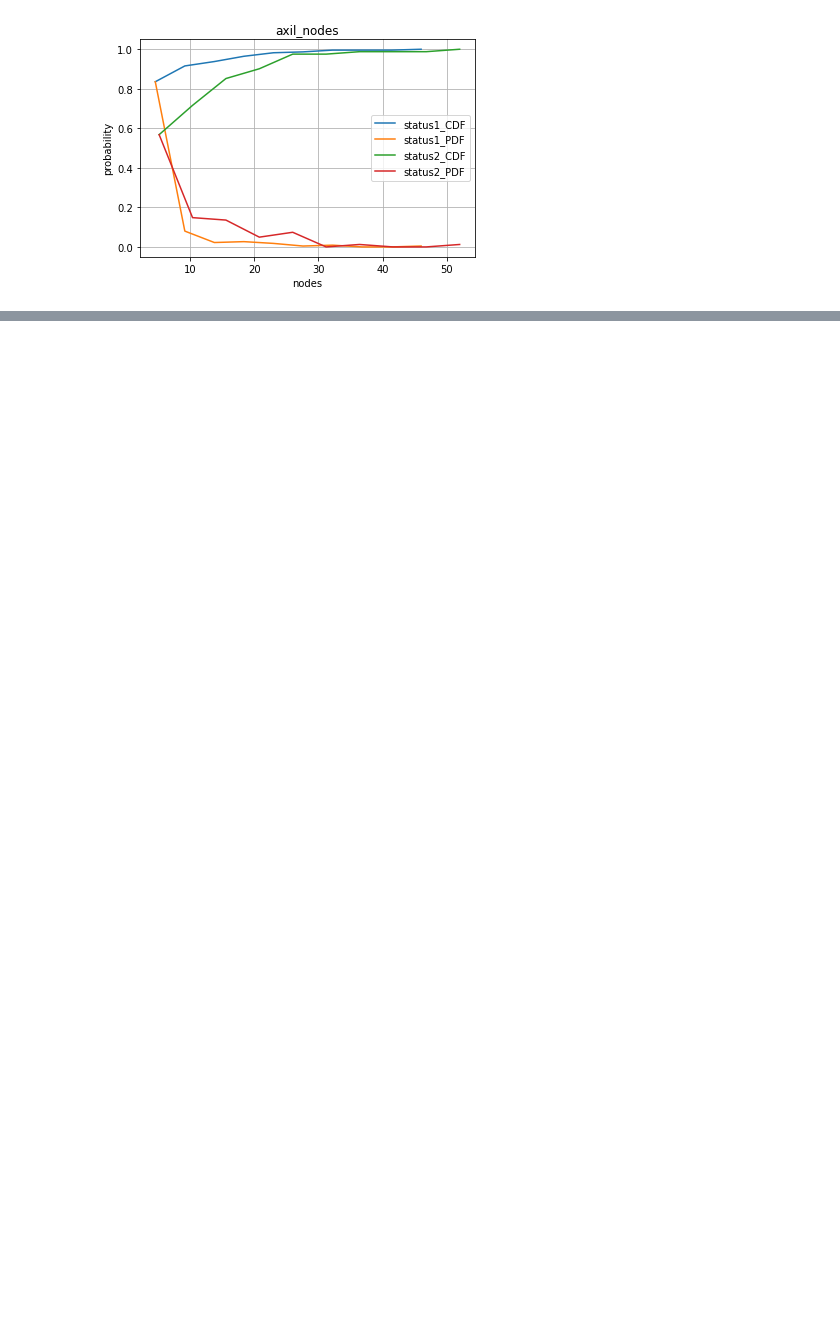
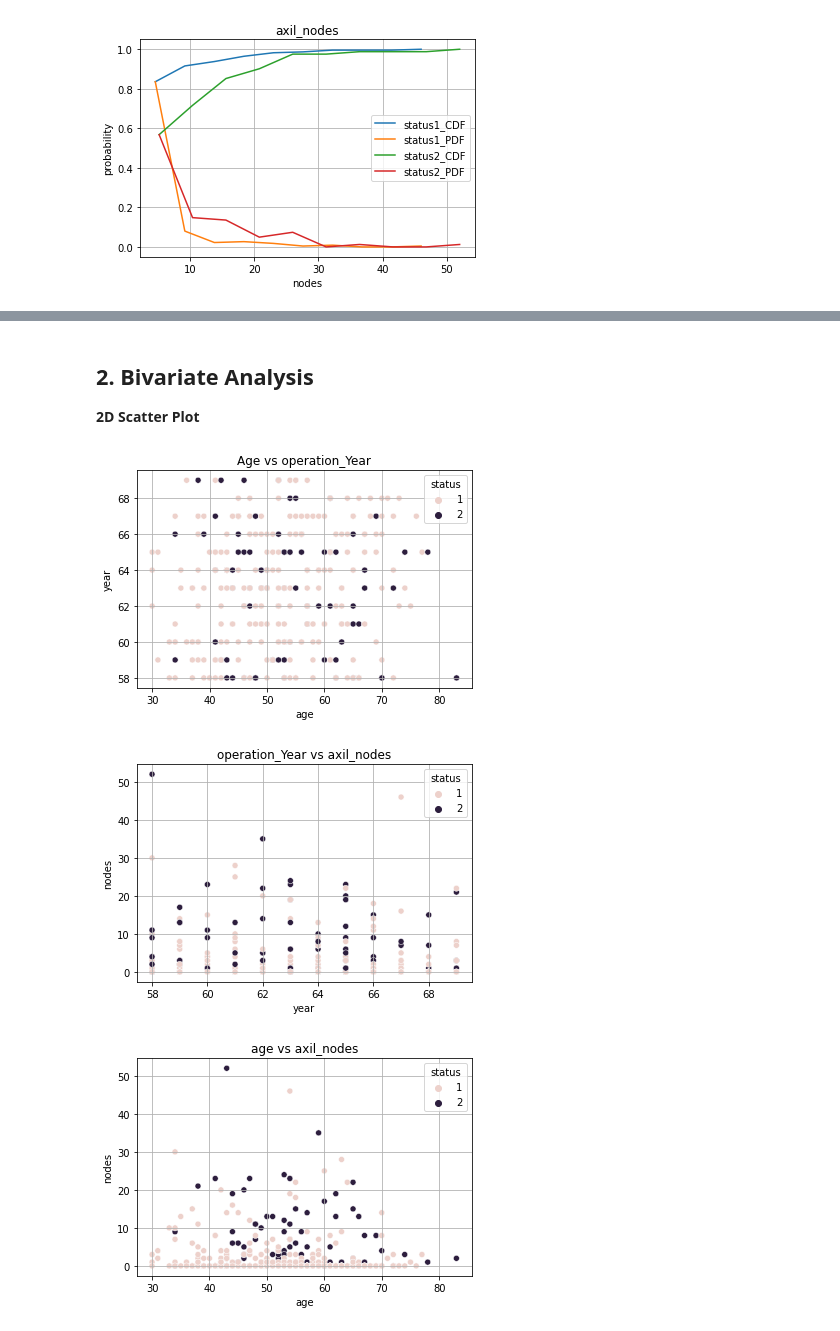
Before and after one commit to MohanVishe/Exploratory-Data-Analysis----Haberman-Dataset, a Jupyter notebook: Haberman_Data_Analysis_Individual_Project.ipynb, the cells around one changed output, grey strips where cells are left out. Drawn from its saved outputs; the diff is of its cells as text; code cells hidden in the pictures; blank space fills up the shorter version.

```diff
--- a/Haberman_Data_Analysis_Individual_Project.ipynb
+++ b/Haberman_Data_Analysis_Individual_Project.ipynb
@@ -251,0 +304,24 @@ plt.show()
+# %% [markdown]
+## 2. Bivariate Analysis
+
+**2D Scatter Plot**
+# %%
+#1. Age vs operation_Year
+sns.scatterplot(data=df,x="age",y="year",hue="status")
+plt.title("Age vs operation_Year")
+plt.grid()
+plt.show()
+#2.operation_Year vs axil_nodes
+sns.scatterplot(data=df,x="year",y="nodes",hue="status")
+plt.title("operation_Year vs axil_nodes")
+plt.grid()
+plt.show()
+#3.age vs axil_nodes
+sns.scatterplot(data=df,x="age",y="nodes",hue="status")
+plt.title("age vs axil_nodes")
+plt.grid()
+plt.show()
+# %% [output]
+[figure, added]
+[figure, added]
+[figure, added]
```
Also changed, not shown: parts of 11 cells of this notebook.
